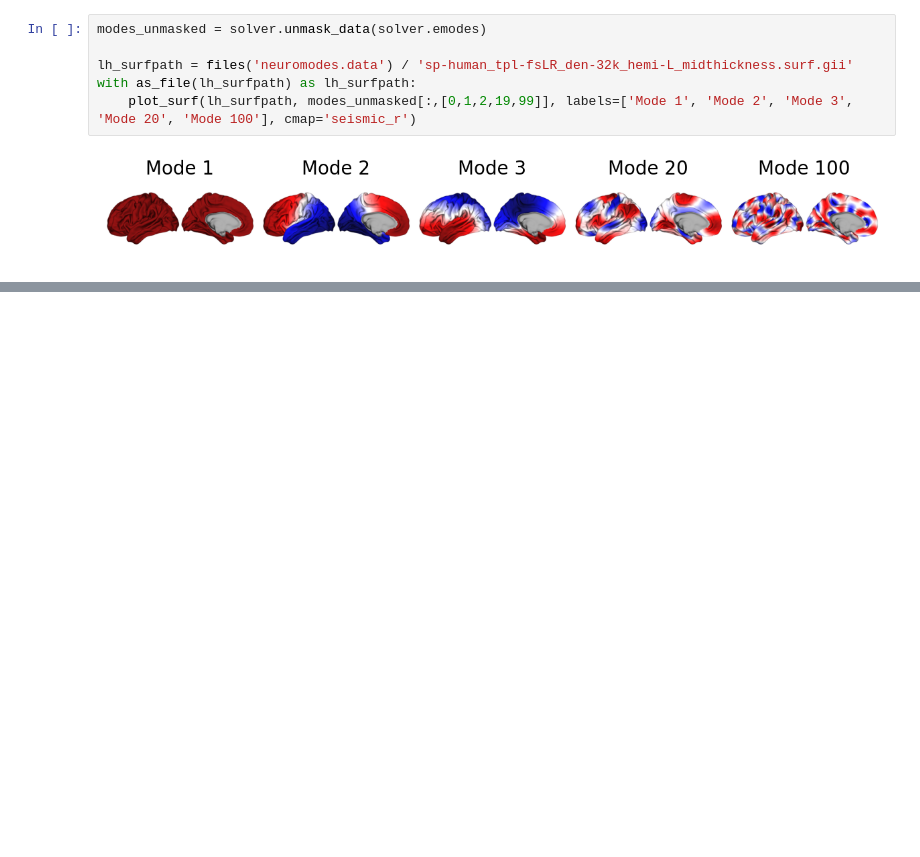
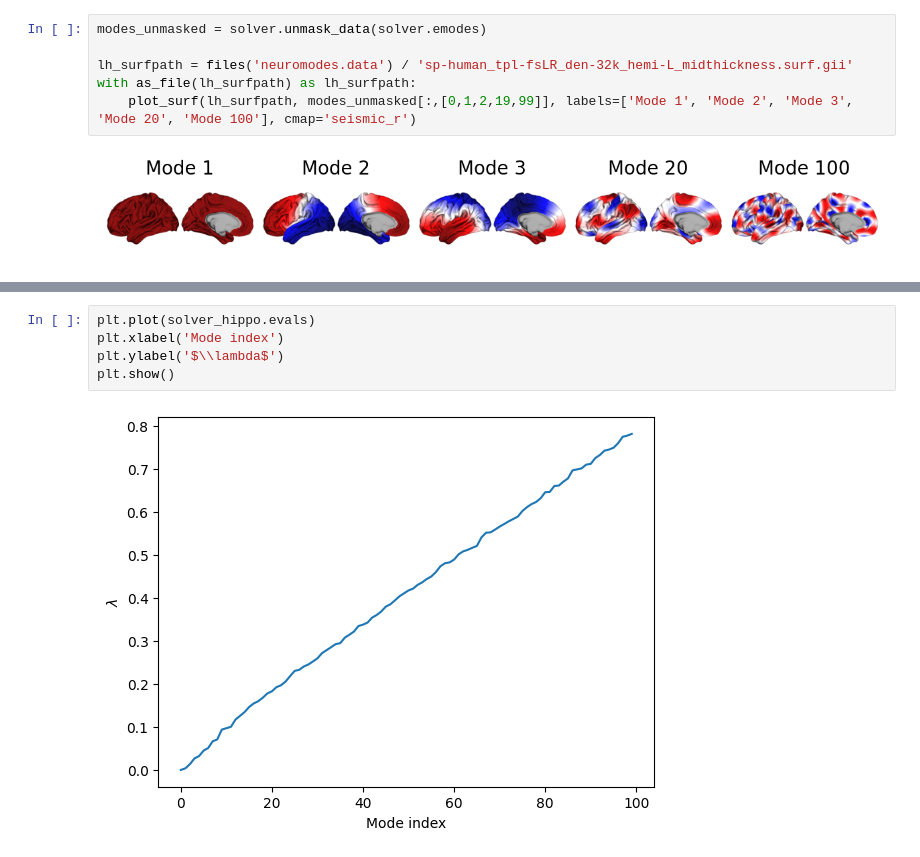
Before and after one commit to izachp/neuromodes, a Jupyter notebook: docs/tutorials/calc_modes.ipynb, the cells around one changed output, grey strips where cells are left out. Cells and saved outputs as stored; diff of their text form; blank space fills up the shorter version.

```diff
--- a/docs/tutorials/calc_modes.ipynb
+++ b/docs/tutorials/calc_modes.ipynb
@@ -67,0 +108,7 @@ with as_file(lh_surfpath) as lh_surfpath:
+# %%
+plt.plot(solver_hippo.evals)
+plt.xlabel('Mode index')
+plt.ylabel('$\\lambda$')
+plt.show()
+# %% [output]
+[figure, added]
```
Also changed, not shown: parts of 8 cells of this notebook, 7 other files.
